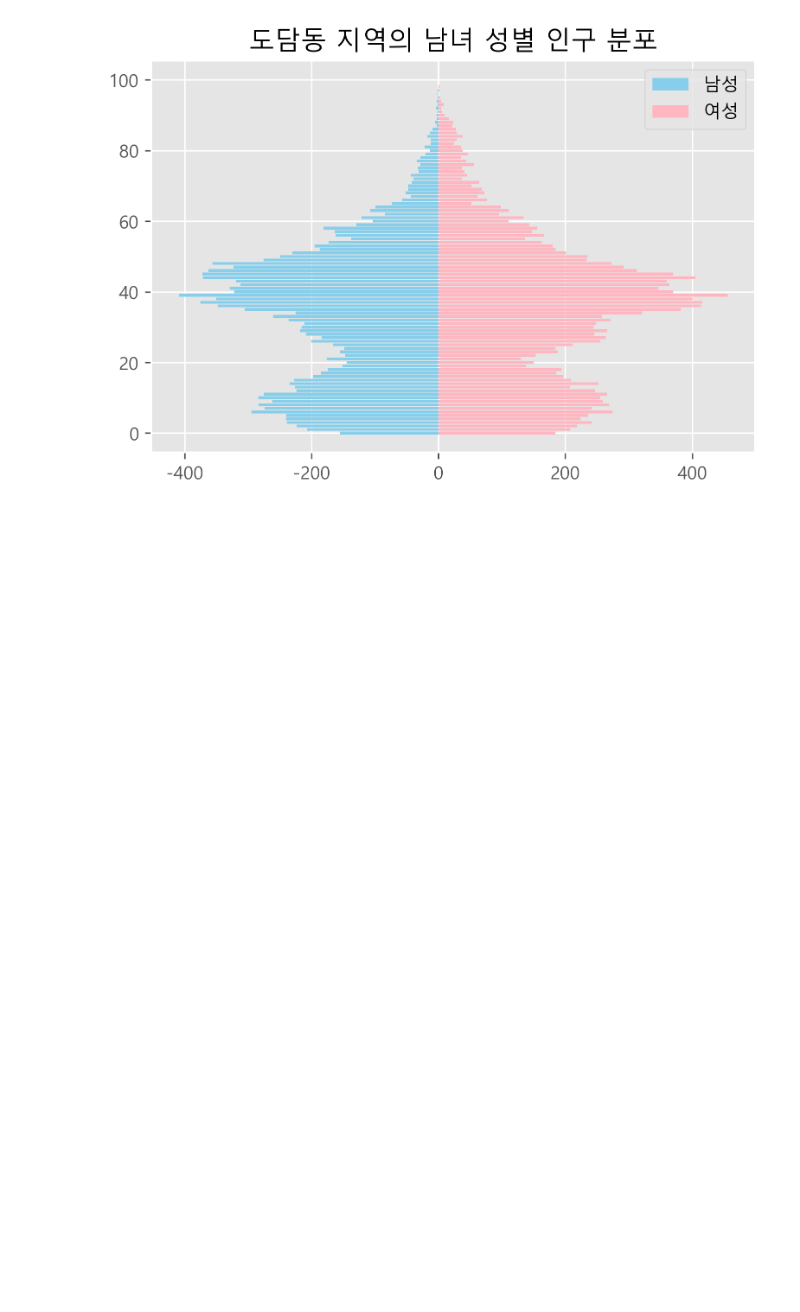
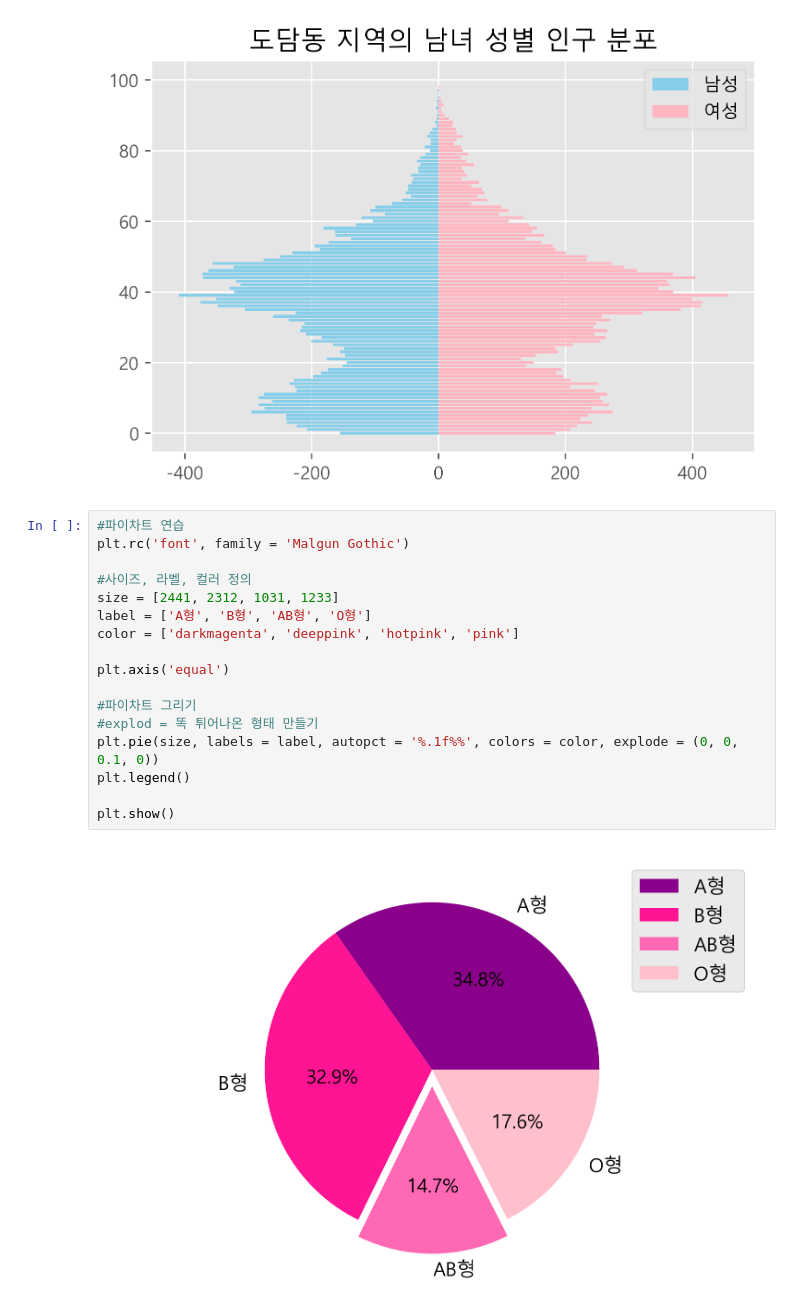
Before and after one commit to brabobb/my, a Jupyter notebook: 04-20/지역별 인구구조 데이터분석 및 가시화.ipynb, the cells around one changed output. Drawn from its saved outputs; the diff is of its cells as text; blank space fills up the shorter version.

```diff
--- a/04-20/지역별 인구구조 데이터분석 및 가시화.ipynb
+++ b/04-20/지역별 인구구조 데이터분석 및 가시화.ipynb
@@ -275,3 +275,22 @@ plt.show()
 # %% [output]
 찾고 싶은 지역의 이름을 알려주세요: 도담동
 [figure]
+# %%
+#파이차트 연습
+plt.rc('font', family = 'Malgun Gothic')
+
+#사이즈, 라벨, 컬러 정의
+size = [2441, 2312, 1031, 1233]
+label = ['A형', 'B형', 'AB형', 'O형']
+color = ['darkmagenta', 'deeppink', 'hotpink', 'pink']
+
+plt.axis('equal')
+
+#파이차트 그리기
+#explod = 똑 튀어나온 형태 만들기
+plt.pie(size, labels = label, autopct = '%.1f%%', colors = color, explode = (0, 0, 0.1, 0))
+plt.legend()
+
+plt.show()
+# %% [output]
+[figure, added]
```
Also changed, not shown: parts of 1 cell of this notebook.
